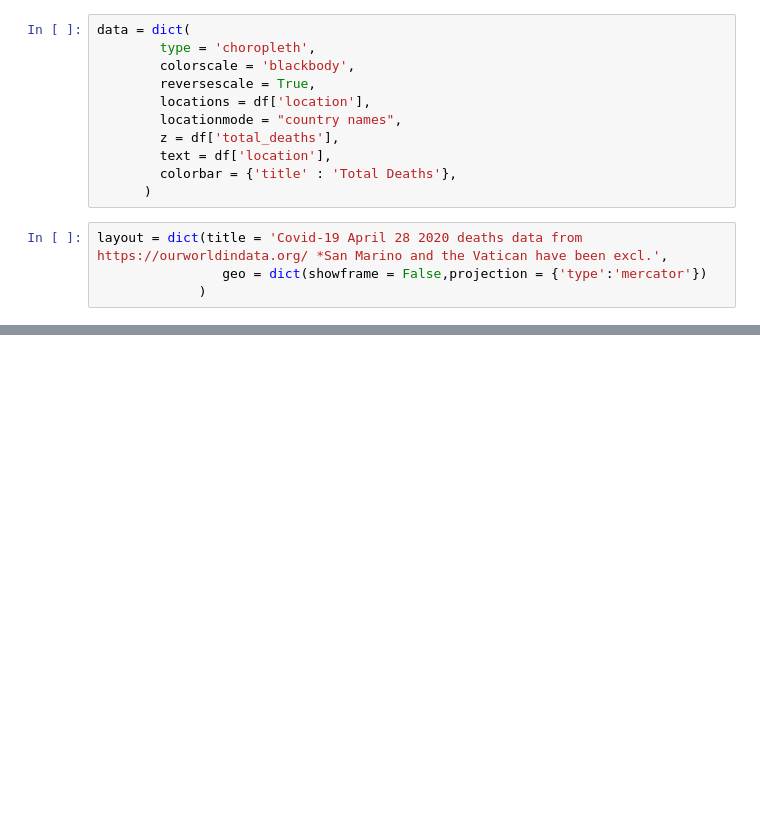
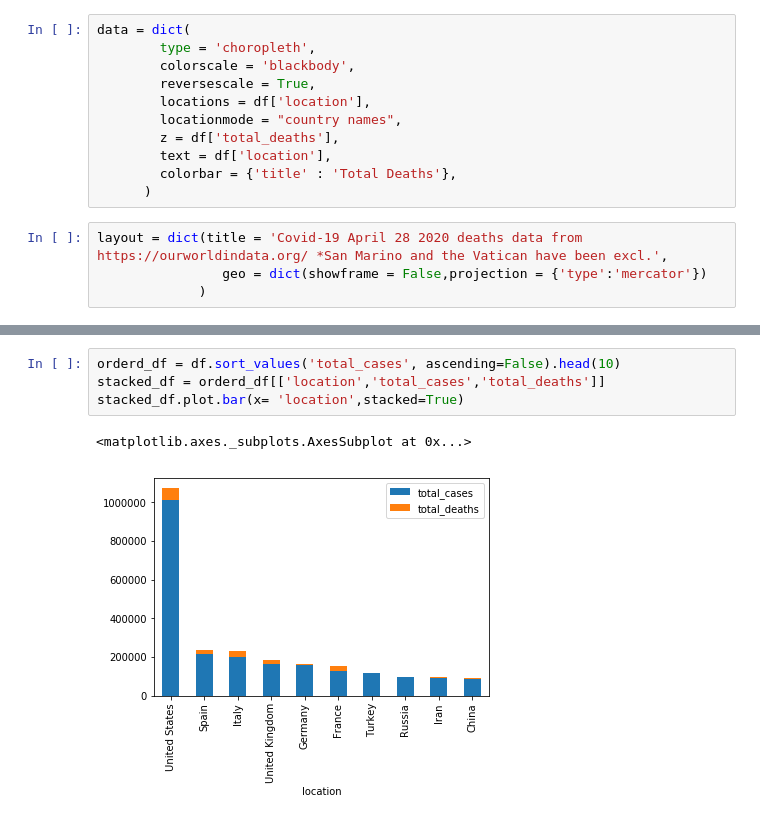
Before and after one commit to JessicaLund/covid-19-data, a Jupyter notebook: Covid data plotted.ipynb, the cells around one changed output, grey strips where cells are left out. Cells and saved outputs as stored; diff of their text form; blank space fills up the shorter version.

```diff
--- a/Covid data plotted.ipynb
+++ b/Covid data plotted.ipynb
@@ -76,0 +110,7 @@ Text(0, 0.5, 'Country')
+# %%
+orderd_df = df.sort_values('total_cases', ascending=False).head(10)
+stacked_df = orderd_df[['location','total_cases','total_deaths']]
+stacked_df.plot.bar(x= 'location',stacked=True)
+# %% [output]
+<matplotlib.axes._subplots.AxesSubplot at 0x...>
+[figure, added]
```
Also changed, not shown: parts of 12 cells of this notebook.
